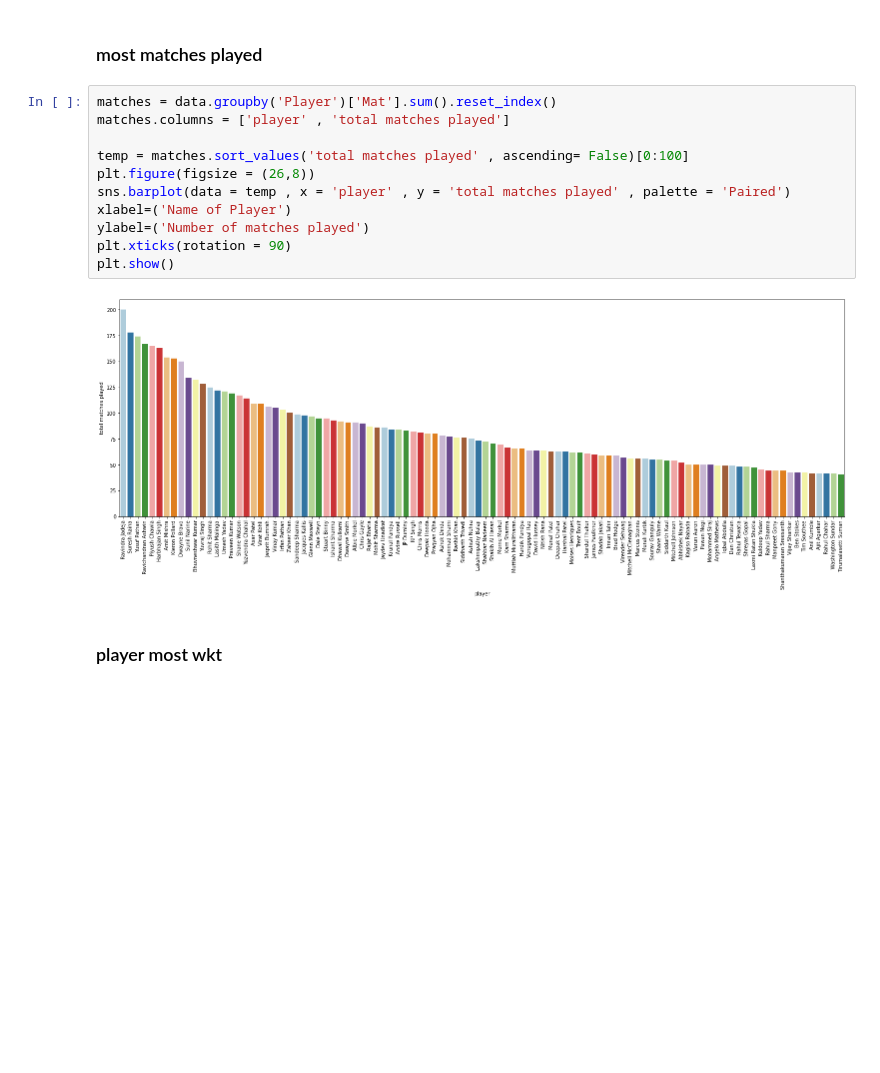
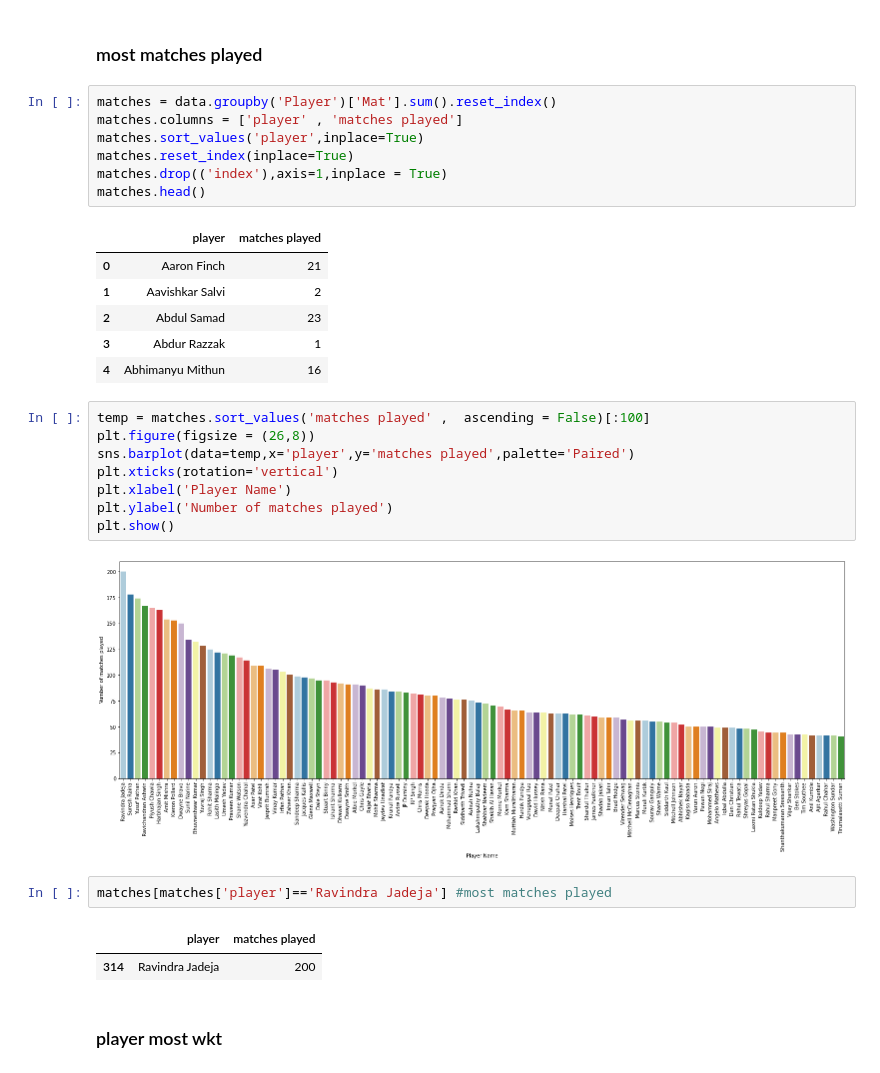
Before and after one commit to vpm10/ipl_analysis, a Jupyter notebook: Ipl_player_Performance_bowler.ipynb, the cells around one changed output. Saved outputs shown, nothing was run; the diff lists cells and outputs as text; blank space fills up the shorter version.

```diff
--- a/Ipl_player_Performance_bowler.ipynb
+++ b/Ipl_player_Performance_bowler.ipynb
@@ -168,17 +172,33 @@ plt.show()
 ### most matches played
 # %%
 matches = data.groupby('Player')['Mat'].sum().reset_index()
-matches.columns = ['player' , 'total matches played']
-
-temp = matches.sort_values('total matches played' , ascending= False)[0:100]
-plt.figure(figsize = (26,8))
-sns.barplot(data = temp , x = 'player' , y = 'total matches played' , palette = 'Paired')
-xlabel=('Name of Player')
-ylabel=('Number of matches played')
-plt.xticks(rotation = 90)
-plt.show()
+matches.columns = ['player' , 'matches played']
+matches.sort_values('player',inplace=True)
+matches.reset_index(inplace=True)
+matches.drop(('index'),axis=1,inplace = True)
+matches.head()
 # %% [output]
-[figure, removed]
+|  | player | matches played |
+| 0 | Aaron Finch | 21 |
+| 1 | Aavishkar Salvi | 2 |
+| 2 | Abdul Samad | 23 |
+| 3 | Abdur Razzak | 1 |
+| 4 | Abhimanyu Mithun | 16 |
+# %%
+temp = matches.sort_values('matches played' ,  ascending = False)[:100]
+plt.figure(figsize = (26,8))
+sns.barplot(data=temp,x='player',y='matches played',palette='Paired')
+plt.xticks(rotation='vertical')
+plt.xlabel('Player Name')
+plt.ylabel('Number of matches played')
+plt.show()
+# %% [output]
+[figure, added]
+# %%
+matches[matches['player']=='Ravindra Jadeja'] #most matches played
+# %% [output]
+|  | player | matches played |
+| 314 | Ravindra Jadeja | 200 |
 # %% [markdown]
 ###  player most wkt
 # %%
```
Also changed, not shown: parts of 20 cells of this notebook.
